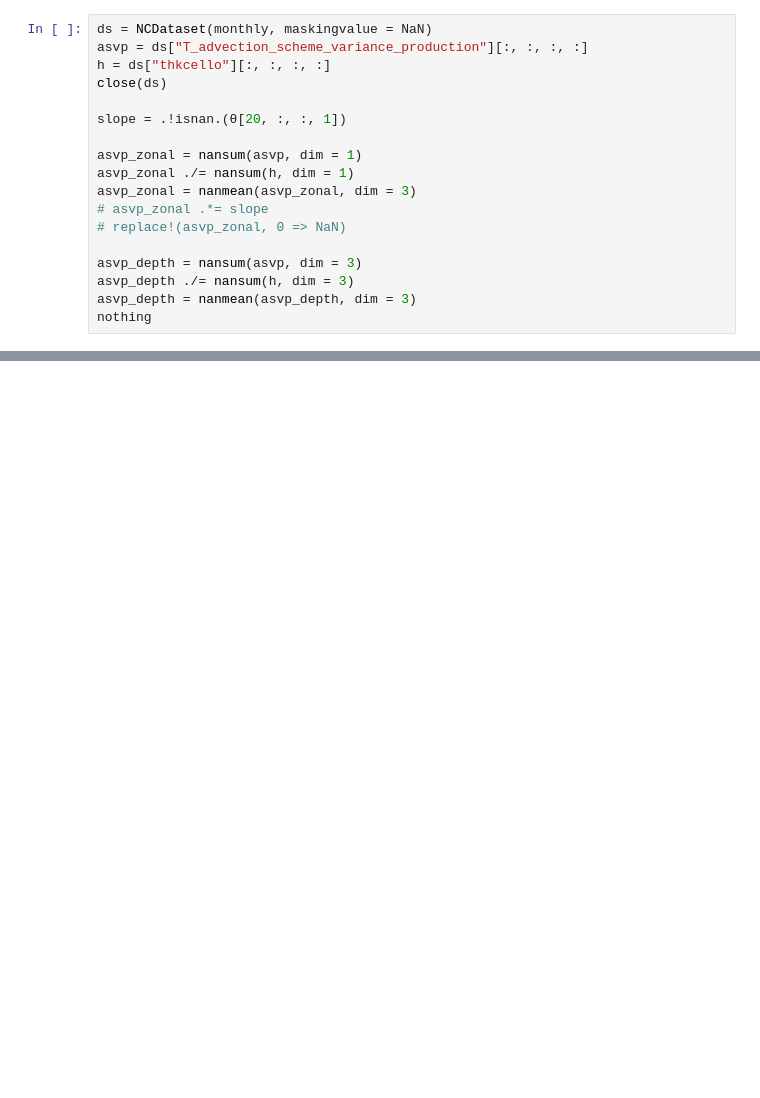
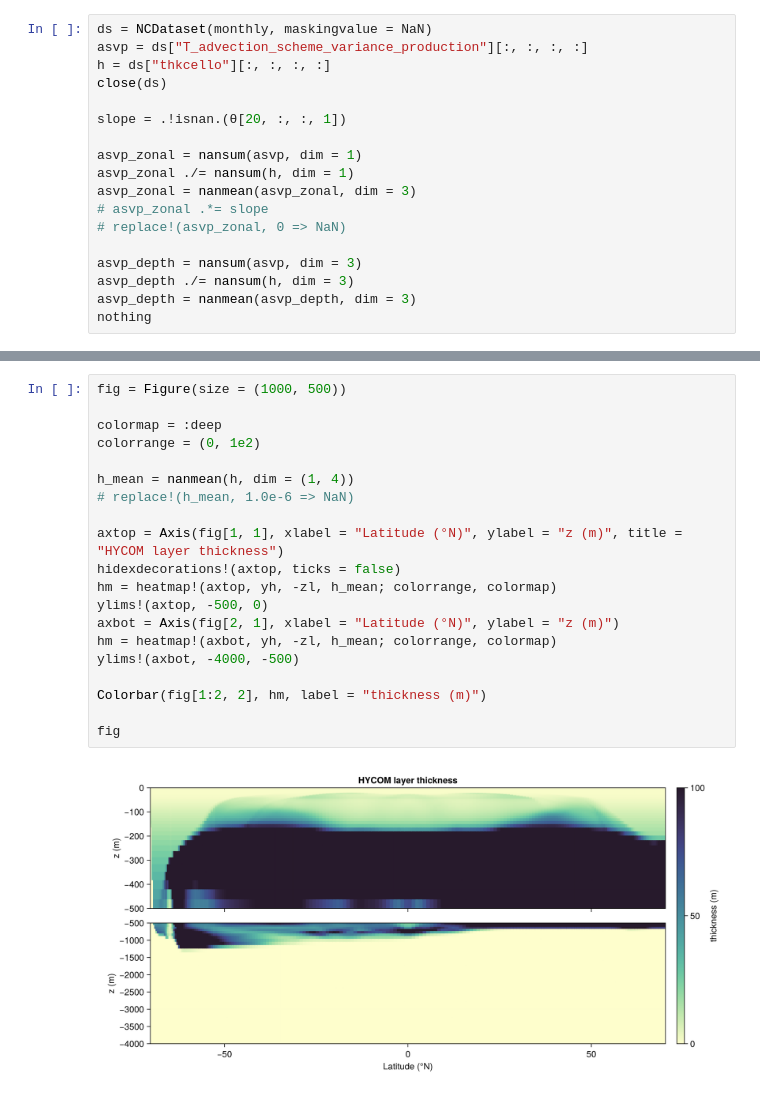
Before and after one commit to jbisits/anu-tub, a Jupyter notebook: output/hycom/one_deg_hycom.ipynb, the cells around one changed output, grey strips where cells are left out. Drawn from its saved outputs; the diff is of its cells as text; blank space fills up the shorter version.

```diff
--- a/output/hycom/one_deg_hycom.ipynb
+++ b/output/hycom/one_deg_hycom.ipynb
@@ -246,0 +247,22 @@ fig
+# %%
+fig = Figure(size = (1000, 500))
+
+colormap = :deep
+colorrange = (0, 1e2)
+
+h_mean = nanmean(h, dim = (1, 4))
+# replace!(h_mean, 1.0e-6 => NaN)
+
+axtop = Axis(fig[1, 1], xlabel = "Latitude (°N)", ylabel = "z (m)", title = "HYCOM layer thickness")
+hidexdecorations!(axtop, ticks = false)
+hm = heatmap!(axtop, yh, -zl, h_mean; colorrange, colormap)
+ylims!(axtop, -500, 0)
+axbot = Axis(fig[2, 1], xlabel = "Latitude (°N)", ylabel = "z (m)")
+hm = heatmap!(axbot, yh, -zl, h_mean; colorrange, colormap)
+ylims!(axbot, -4000, -500)
+
+Colorbar(fig[1:2, 2], hm, label = "thickness (m)")
+
+fig
+# %% [output]
+[figure, added]
```
Also changed, not shown: parts of 3 cells of this notebook, 1 other file.
